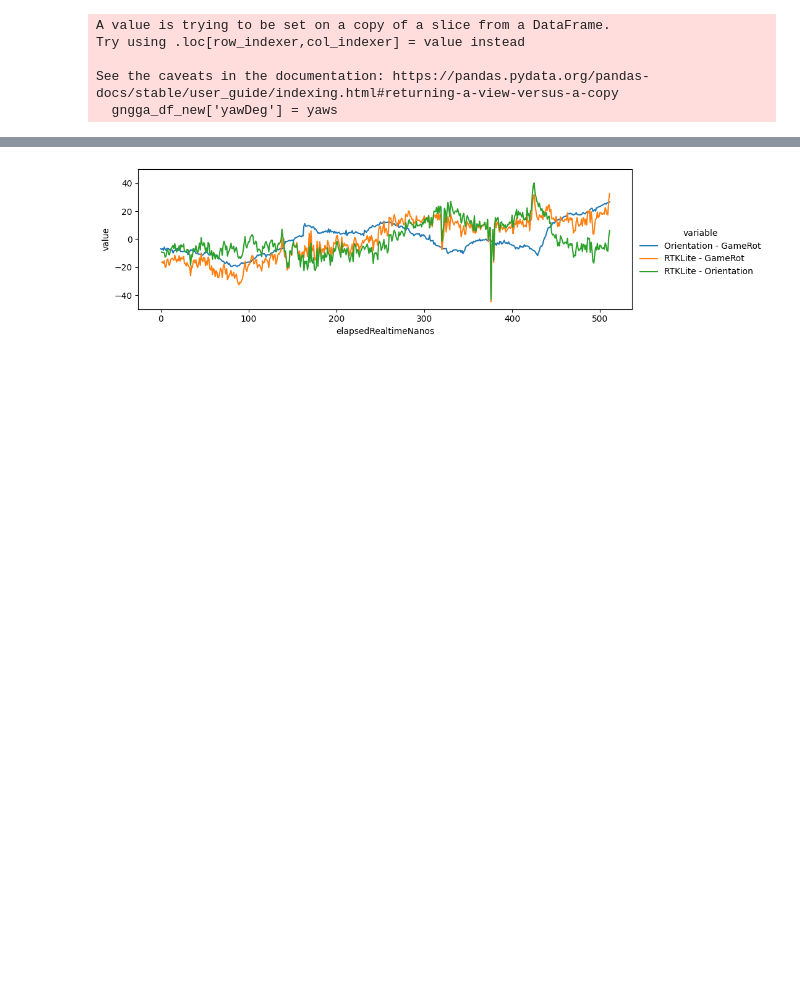
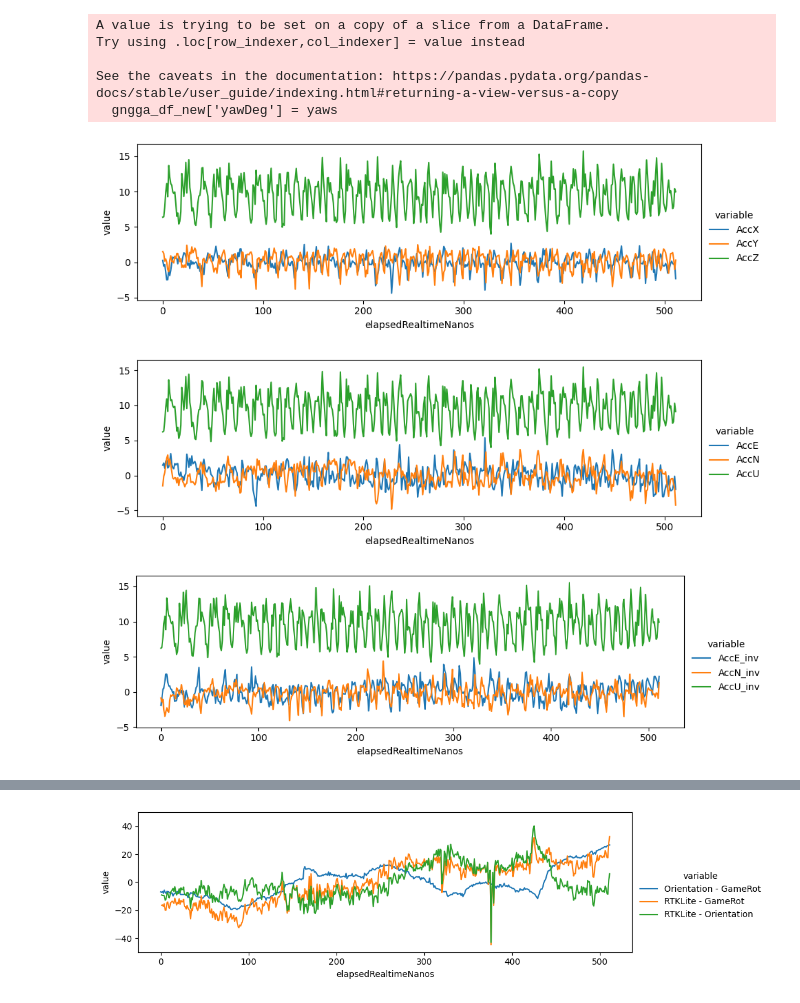
Before and after one commit to XinNoil/IGRProcess, a Jupyter notebook: plots/plot_ori.ipynb, the cells around one changed output, grey strips where cells are left out. Drawn from its saved outputs; the diff is of its cells as text; code cells hidden in the pictures; blank space fills up the shorter version.

```diff
--- a/plots/plot_ori.ipynb
+++ b/plots/plot_ori.ipynb
@@ -93,3 +127,41 @@ gngga_df_new.reset_index(inplace=True)
+# %%
+acc_melt_df = pd.melt(acc_df[['elapsedRealtimeNanos', 'AccX', 'AccY', 'AccZ']], id_vars=['elapsedRealtimeNanos'], value_vars=['AccX', 'AccY', 'AccZ'])
+g = sns.FacetGrid(acc_melt_df, hue='variable', despine=False, aspect=3)
+g.map(sns.lineplot, "elapsedRealtimeNanos", "value")
+g.add_legend()
+plt.show()
+
+rot = R.from_euler('xyz', ori_deg_df[['pitchDeg', 'rollDeg', 'yawDeg']], degrees=True)
+acc_enu_inv = rot.apply(acc_df[['AccX', 'AccY', 'AccZ']], inverse=True)
+acc_df = acc_df.assign(AccE_inv=acc_enu[:,0], AccN_inv=acc_enu[:,1], AccU_inv=acc_enu[:,2])
+acc_enu = rot.apply(acc_df[['AccX', 'AccY', 'AccZ']])
+acc_df = acc_df.assign(AccE=acc_enu[:,0], AccN=acc_enu[:,1], AccU=acc_enu[:,2])
+
+acc_enu_melt_df = pd.melt(acc_df[['elapsedRealtimeNanos', 'AccE', 'AccN', 'AccU']], id_vars=['elapsedRealtimeNanos'], value_vars=['AccE', 'AccN', 'AccU'])
+g = sns.FacetGrid(acc_enu_melt_df, hue='variable', despine=False, aspect=3)
+g.map(sns.lineplot, "elapsedRealtimeNanos", "value")
+g.add_legend()
+plt.show()
+
+acc_enu_melt_df = pd.melt(acc_df[['elapsedRealtimeNanos', 'AccE_inv', 'AccN_inv', 'AccU_inv']], id_vars=['elapsedRealtimeNanos'], value_vars=['AccE_inv', 'AccN_inv', 'AccU_inv'])
+g = sns.FacetGrid(acc_enu_melt_df, hue='variable', despine=False, aspect=3)
+g.map(sns.lineplot, "elapsedRealtimeNanos", "value")
+g.add_legend()
+plt.show()
+
+# game_rot = R.from_euler('xyz', game_df[['pitchDeg', 'rollDeg', 'yawDeg']], degrees=True)
+# acc_game = rot.apply(acc_df[['AccX', 'AccY', 'AccZ']], inverse=True)
+# acc_df = acc_df.assign(AccE=acc_enu[:,0], AccN=acc_enu[:,1], AccU=acc_enu[:,2])
+
+# acc_enu_melt_df = pd.melt(acc_df[['elapsedRealtimeNanos', 'AccE', 'AccN', 'AccU']], id_vars=['elapsedRealtimeNanos'], value_vars=['AccE', 'AccN', 'AccU'])
+# g = sns.FacetGrid(acc_enu_melt_df[::500], hue='variable', despine=False, aspect=3)
+# g.map(sns.lineplot, "elapsedRealtimeNanos", "value")
+# g.add_legend()
+# plt.show()
+# %% [output]
+[figure, added]
+[figure, added]
+[figure, added]
 # %%
 print(len(rot_df), len(game_df))
 rot_df['type'] = 'Orientation'
```
Also changed, not shown: parts of 5 cells of this notebook, 59 other files.
